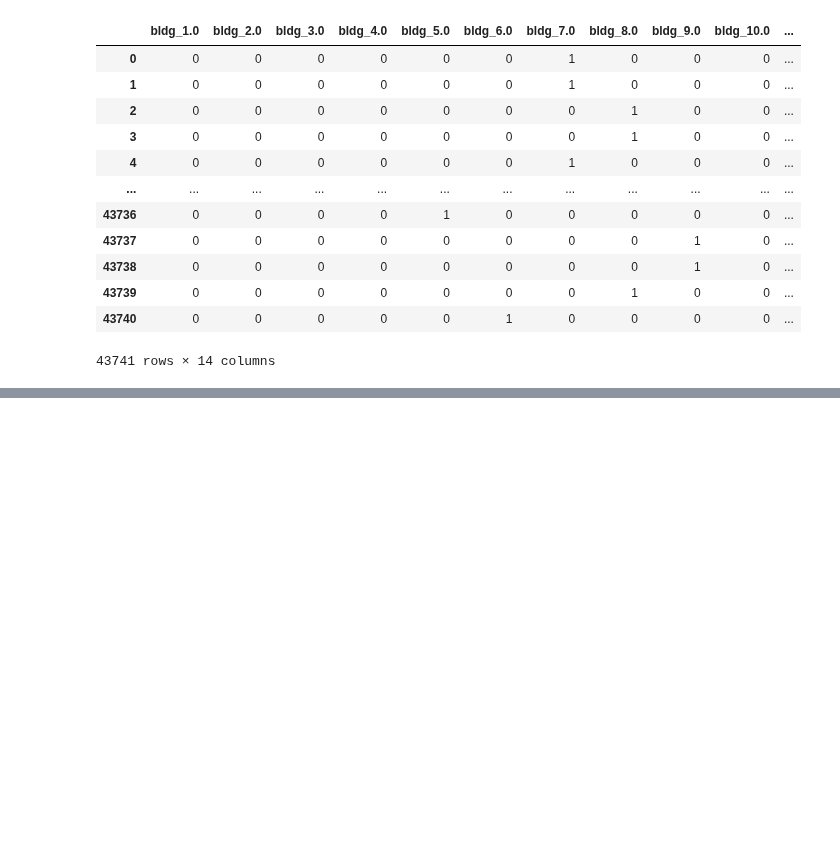
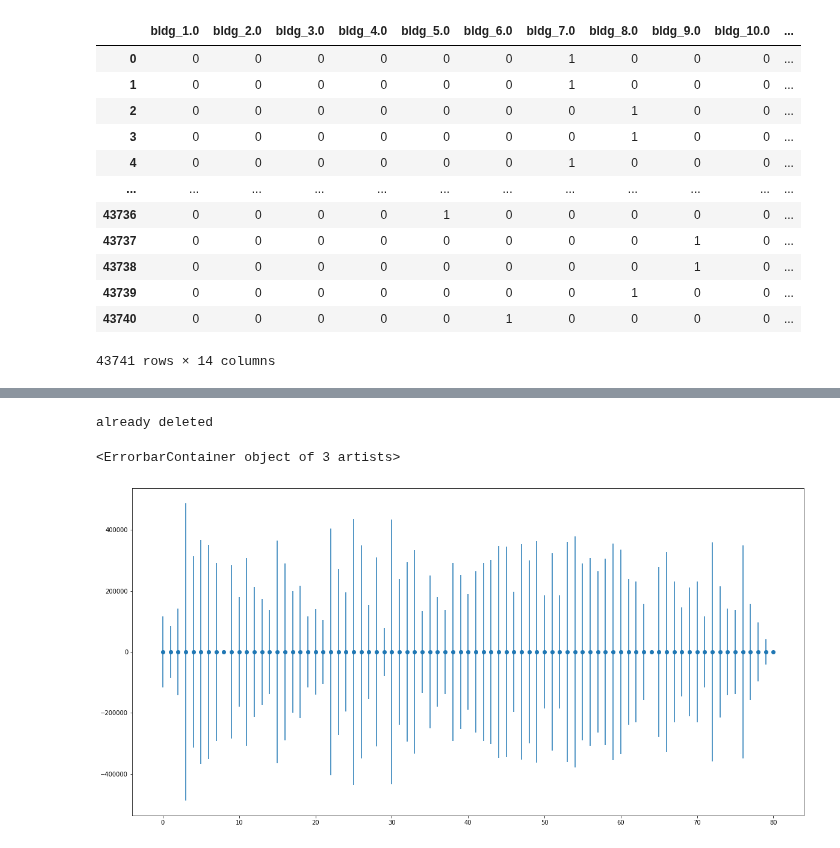
Before and after one commit to aabrahamson3/king-county-housing, a Jupyter notebook: notebooks/exploratory/Lucas/Zipcode.ipynb, the cells around one changed output, grey strips where cells are left out. Saved outputs shown, nothing was run; the diff lists cells and outputs as text; code cells hidden in the pictures; blank space fills up the shorter version.

```diff
--- a/notebooks/exploratory/Lucas/Zipcode.ipynb
+++ b/notebooks/exploratory/Lucas/Zipcode.ipynb
@@ -536,0 +605,32 @@ strong multicollinearity problems or that the design matrix is singular.
+# %%
+try:
+    del lookup_dict[zip_98009]
+    del lookup_dict[zip_98422]
+    del lookup_dict[zip_98134]
+    print('all deleted')
+except:
+    print('already deleted')
+
+fig = plt.figure(figsize = (20,10))
+x = list(range(len(lookup_dict.values())))
+y = [0]*len(x)
+# y = [x[0] for x in lookup_dict.values()]
+yerr = [x[1] for x in lookup_dict.values()]
+
+plt.errorbar(x, y, yerr=yerr, label='both limits (default)', fmt='o')
+
+# plt.errorbar(x, y + 2, yerr=yerr, uplims=True, label='uplims=True')
+
+# plt.errorbar(x, y + 1, yerr=yerr, uplims=True, lolims=True,
+#              label='uplims=True, lolims=True')
+
+# upperlimits = [True, False] * 5
+# lowerlimits = [False, True] * 5
+# plt.errorbar(x, y, yerr=yerr, uplims=upperlimits, lolims=lowerlimits,
+#              label='subsets of uplims and lolims')
+
+# plt.legend(loc='lower right')
+# %% [output]
+already deleted
+<ErrorbarContainer object of 3 artists>
+[figure, added]
```
Also changed, not shown: parts of 12 cells of this notebook.
